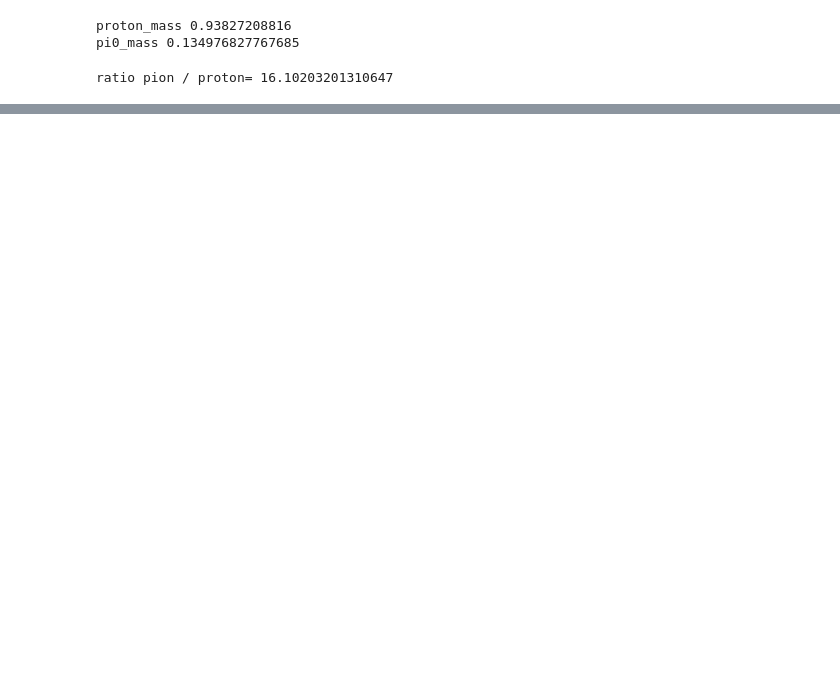
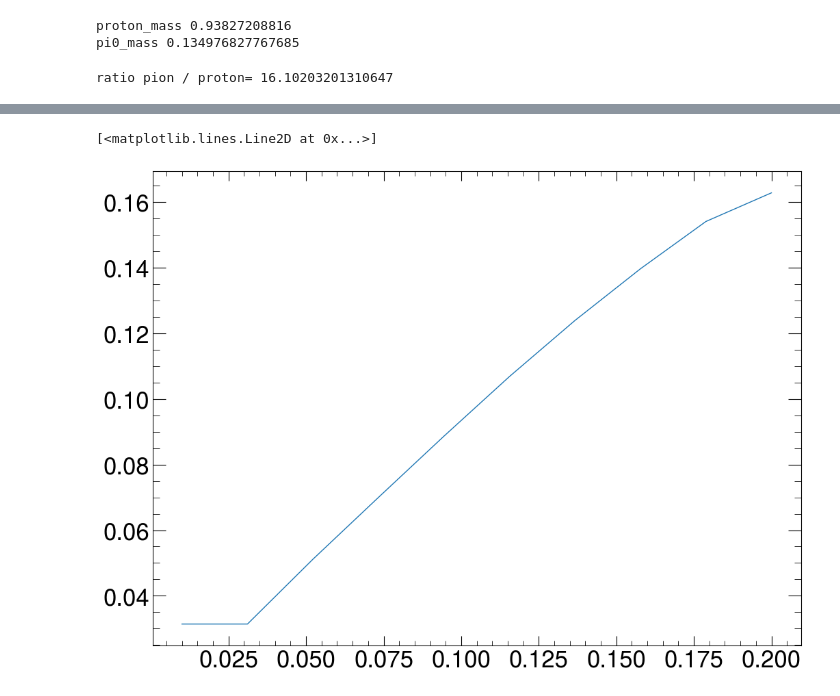
Before and after one commit to huinaibing/huinaibingLinux, a Jupyter notebook: python_code/deeplearning/hrg_eos_integration/hrgeos_footbook.ipynb, the cells around one changed output, grey strips where cells are left out. Drawn from its saved outputs; the diff is of its cells as text; code cells hidden in the pictures; blank space fills up the shorter version.

```diff
--- a/python_code/deeplearning/hrg_eos_integration/hrgeos_footbook.ipynb
+++ b/python_code/deeplearning/hrg_eos_integration/hrgeos_footbook.ipynb
@@ -54,12 +54,0 @@ _ = plt.hist(np.array(ed) / np.array(pr), range=(0, 5), bins=100)
-# %%
-pion = HrgEosIntegration("pi0")
-
-pion_ed = []
-pion_pr = []
-
-from tqdm import tqdm
-for i in tqdm(Tarr):
-    pion_ed.append(pion.energy_density_e(i))
-    pion_pr.append(pion.pressure_p(i))
-
-_ = plt.hist(np.array(pion_ed) / np.array(pion_pr), bins=100, range=(0, 5))
@@ -69,0 +61,27 @@ _ = plt.hist(np.array(pion_ed) / np.array(pion_pr), bins=100, range=(0, 5))
+# %%
+def get_c_s_square(pressure_arr, energy_arr):
+    return np.gradient(pressure_arr, energy_arr)
+# %%
+from tqdm import tqdm
+def get_pressure_from_class(calc, Tarr):
+    res = []
+    for i in tqdm(Tarr):
+        res.append(calc.pressure_p(i))
+
+    return res
+
+def get_energy_from_class(calc, Tarr):
+    res = []
+    for i in tqdm(Tarr):
+        res.append(calc.energy_density_e(i))
+
+    return res
+# %%
+T = np.linspace(0.01, 0.2, 10)
+proton_cs_square = get_c_s_square(get_pressure_from_class(proton_calculator, T), get_energy_from_class(proton_calculator, T))
+# %%
+import matplotlib.pyplot as plt
+plt.plot(T, proton_cs_square)
+# %% [output]
+[<matplotlib.lines.Line2D at 0x...>]
+[figure, added]
```
Also changed, not shown: parts of 23 cells of this notebook, 16 other files.
